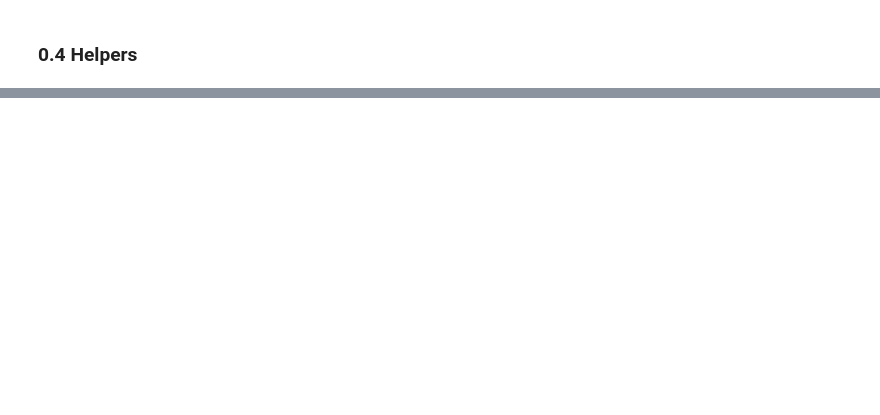
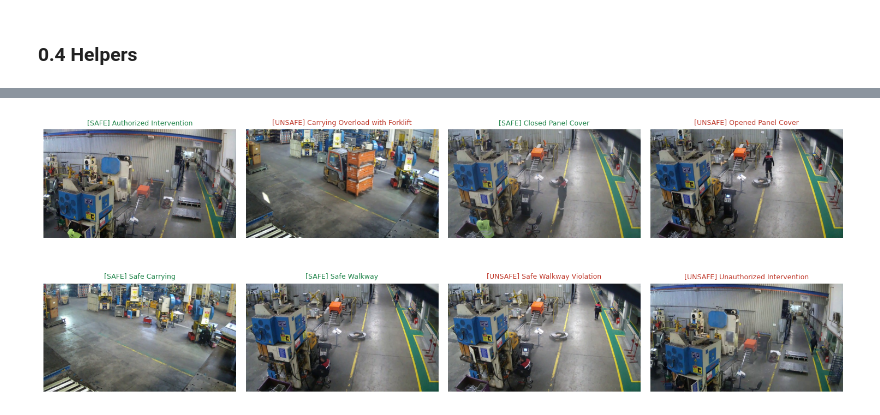
Before and after one commit to Bonaparte003/Smart-Accident-System-Monitoring-SAMS-, a Jupyter notebook: notebooks/01_vision_safe_unsafe.ipynb, the cells around one changed output, grey strips where cells are left out. Drawn from its saved outputs; the diff is of its cells as text; code cells hidden in the pictures; blank space fills up the shorter version.

```diff
--- a/notebooks/01_vision_safe_unsafe.ipynb
+++ b/notebooks/01_vision_safe_unsafe.ipynb
@@ -100,11 +117,11 @@ if IN_COLAB:
 import gc
 import json
 import random
+import shutil
 import time
 import warnings
 from datetime import datetime, timezone
-from pathlib import Path
-from typing import Any, Dict, List, Optional
+from typing import Any, Dict, List, Optional, Tuple
 
 import cv2
 import matplotlib.pyplot as plt
@@ -115,6 +132,7 @@ import torch
 import torch.nn as nn
 import torch.optim as optim
 from IPython.display import display
+from PIL import Image
 from sklearn.decomposition import PCA
 from sklearn.metrics import (
     accuracy_score,
@@ -125,8 +143,11 @@ from sklearn.metrics import (
     recall_score,
 )
 from sklearn.preprocessing import StandardScaler
-from torch.utils.data import DataLoader, Dataset, WeightedRandomSampler
+from torch.utils.data import DataLoader, Dataset
 from torchvision import models, transforms
 from tqdm.auto import tqdm
 
-warnings.filterwarnings("ignore")
+warnings.filterwarnings("ignore", category=UserWarning)
+sns.set_theme(style="whitegrid", context="notebook")
+pd.set_option("display.max_columns", 50)
+pd.set_option("display.width", 200)
@@ -2465,0 +444,11 @@ Promoted best.pt to /content/drive/MyDrive/SAMS/models/vision/safe_unsafe
+# %%
+fig, axes = plt.subplots(2, 4, figsize=(15, 6.5))
+for ax, cls in zip(axes.ravel(), CLASS_NAMES):
+    row = frame_manifest[(frame_manifest["label"] == cls) & (frame_manifest["split"] == "train")].sample(1, random_state=SEED).iloc[0]
+    ax.imshow(Image.open(row["filepath"]).convert("RGB"))
+    unsafe = cls in UNSAFE_CLASSES
+    ax.set_title(f"[{'UNSAFE' if unsafe else 'SAFE'}] {cls}", fontsize=9, color="#c0392b" if unsafe else "#1e8449")
+    ax.axis("off")
+save_figure("eda_class_gallery")
+# %% [output]
+[figure, added]
```
Also changed, not shown: parts of 80 cells of this notebook, 39 other files.
